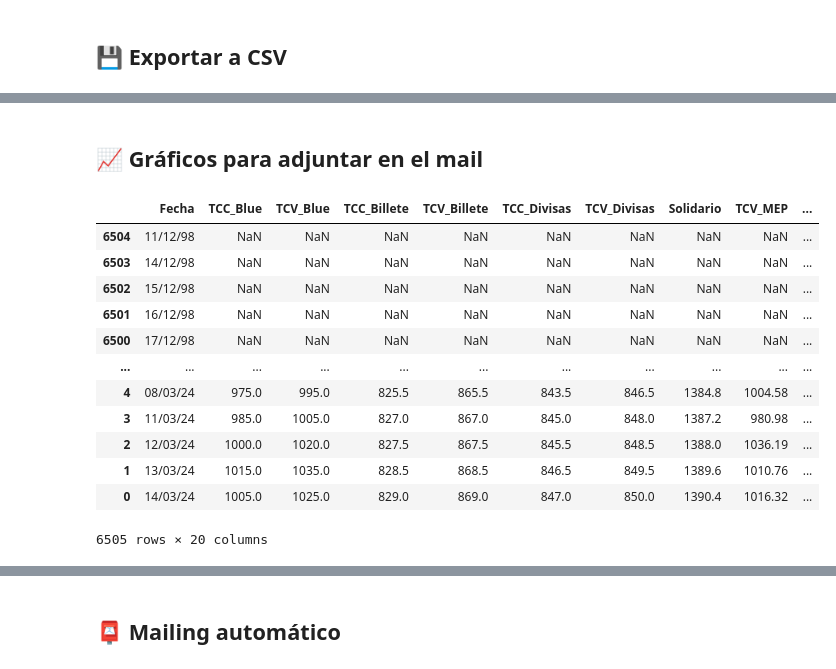
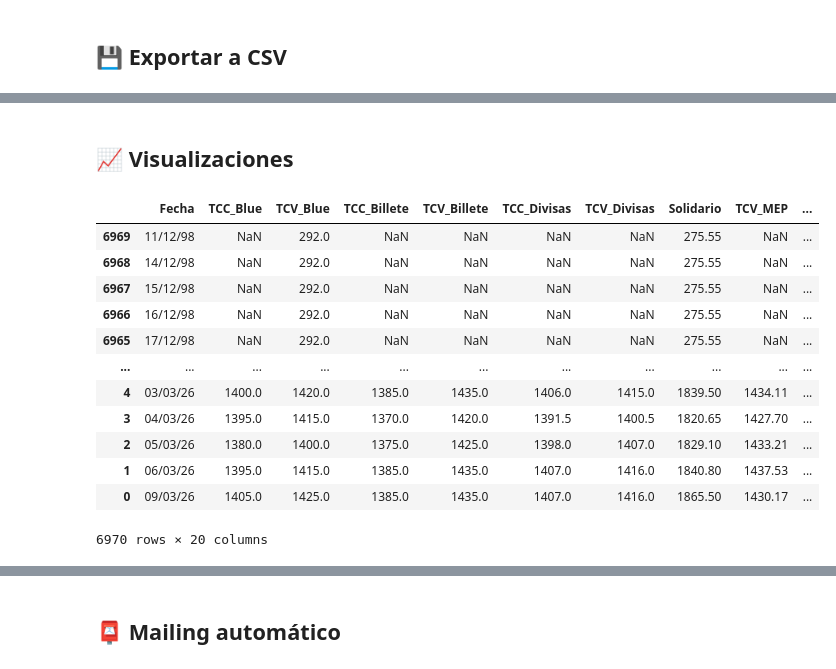
Before and after one commit to mauroemartinez/RPA-exchange-rate-scrapping-automatic-mailing, a Jupyter notebook: RPA_Tipos_de_Cambio_Mailing.ipynb, the cells around one changed output, grey strips where cells are left out. Saved outputs shown, nothing was run; the diff lists cells and outputs as text; code cells hidden in the pictures.

```diff
--- a/RPA_Tipos_de_Cambio_Mailing.ipynb
+++ b/RPA_Tipos_de_Cambio_Mailing.ipynb
@@ -112,0 +131,8 @@ df
+# %%
+# Cargamos el environment e importamos la base de datos
+load_dotenv()
+ruta_bbdd = os.getenv("RUTA_BBDD")
+
+df = pd.read_csv(ruta_bbdd, encoding='latin1', index_col=0)
+df = df.iloc[:, :]
+df
@@ -444,7 +477,11 @@ inflacion_df.style.format(
 # %%
 #nueva fila final con todos los datos tomados
-fila_nueva = [dolar_hoy, bna, ambito, euro, tasas]
-fila_nueva = pd.concat(fila_nueva, axis=1)
+bcra_tea_ultimo = inflacion_df["bcra_tea"].iloc[0]
+bcra_tea_df = pd.DataFrame(
+    {"bcra_tea": [bcra_tea_ultimo]}
+)
+
+fila_nueva = pd.concat([dolar_hoy, bna, ambito, euro, fed_tea, bcra_tea_df], axis=1)
 fila_nueva
 # %% [output]
 |  | Fecha | TCC_Blue | TCV_Blue | TCC_Billete | TCV_Billete | TCC_Divisas | TCV_Divisas | Solidario | TCV_MEP | ... |
@@ -455,5 +492,6 @@ fila_nueva
 # Concatenado de la fila nueva
 df = pd.concat([
     fila_nueva,
-    df.loc[:]
+    df
 ]).reset_index(drop=True)
+df
@@ -466,15 +518,21 @@ fwd_oficial = float(df["TCV_Billete"].iloc[0]) * division
 fwd_blue = float(df["TCV_Blue"].iloc[0]) * division
 # %%
 # Crear columnas de cálculo de brechas y variación del día
-df["Solidario / TCV Blue"] = df["Solidario"]/df["TCV_Blue"]-1
-df["TCV MEP / TCV Blue"] = df["TCV_MEP"]/df["TCV_Blue"]-1
-df["TCV Euro / TCC Blue %"] = df["TCV_Euro"]/df["TCV_Blue"]-1
-df["Variación Solidario"] = df["Solidario"].pct_change(periods=-1)
-df["Variación Solidario"].fillna(0, inplace=True)
-df["Variación TCV Blue"] = df["TCV_Blue"].pct_change(periods=-1)
-df["Variación TCV Blue"].fillna(0, inplace=True)
-df["Variación TCV Euro"] = df["TCV_Euro"].pct_change(periods=-1)
-df["Variación TCV Euro"].fillna(0, inplace=True)
+# Crear columnas de cálculo de brechas y variación del día
+df["Solidario / TCV Blue"] = df["Solidario"] / df["TCV_Blue"] - 1
+df["TCV MEP / TCV Blue"] = df["TCV_MEP"] / df["TCV_Blue"] - 1
+df["TCV Euro / TCC Blue %"] = df["TCV_Euro"] / df["TCV_Blue"] - 1
+
+# Forward fill to handle missing data before calling pct_change
+df["Solidario"] = df["Solidario"].ffill()
+df["TCV_Blue"] = df["TCV_Blue"].ffill()
+df["TCV_Euro"] = df["TCV_Euro"].ffill()
+
+# Calcular la variación del día
+df["Variación Solidario"] = df["Solidario"].pct_change(periods=-1).fillna(0)
+df["Variación TCV Blue"] = df["TCV_Blue"].pct_change(periods=-1).fillna(0)
+df["Variación TCV Euro"] = df["TCV_Euro"].pct_change(periods=-1).fillna(0)
+
 df
 # %% [output]
 |  | Fecha | TCC_Blue | TCV_Blue | TCC_Billete | TCV_Billete | TCC_Divisas | TCV_Divisas | Solidario | TCV_MEP | ... |
@@ -497,28 +570,30 @@ df.to_csv(ruta_bbdd)
-# %% [markdown]
-## 📈 Gráficos para adjuntar en el mail
+# %% [markdown]
+## 📈 Visualizaciones
 # %%
 # Tomamos las primeras filas que querramos mostrar y las primeras 14 columnas, es decir, sin variaciones
 cotizaciones_a_mostrar = 25
 # Copia del dataframe, para no reemplazarlo
 data = df.copy()
 # Damos vuelta el dataframe sólo para los gráficos
 # Si no lo damos vuelta, los gráficos van a empzar de hoy hacia atrás
 data = data.iloc[::-1]
+data['Fecha'] = pd.to_datetime(data['Fecha'], dayfirst=False, errors='coerce')
+data['Fecha'] = data['Fecha'].dt.strftime('%d/%m/%y')
 data
 # %% [output]
 |  | Fecha | TCC_Blue | TCV_Blue | TCC_Billete | TCV_Billete | TCC_Divisas | TCV_Divisas | Solidario | TCV_MEP | ... |
-| 6504 | 11/12/98 | NaN | NaN | NaN | NaN | NaN | NaN | NaN | NaN | ... |
-| 6503 | 14/12/98 | NaN | NaN | NaN | NaN | NaN | NaN | NaN | NaN | ... |
-| 6502 | 15/12/98 | NaN | NaN | NaN | NaN | NaN | NaN | NaN | NaN | ... |
-| 6501 | 16/12/98 | NaN | NaN | NaN | NaN | NaN | NaN | NaN | NaN | ... |
-| 6500 | 17/12/98 | NaN | NaN | NaN | NaN | NaN | NaN | NaN | NaN | ... |
+| 6969 | 11/12/98 | NaN | 292.0 | NaN | NaN | NaN | NaN | 275.55 | NaN | ... |
+| 6968 | 14/12/98 | NaN | 292.0 | NaN | NaN | NaN | NaN | 275.55 | NaN | ... |
+| 6967 | 15/12/98 | NaN | 292.0 | NaN | NaN | NaN | NaN | 275.55 | NaN | ... |
+| 6966 | 16/12/98 | NaN | 292.0 | NaN | NaN | NaN | NaN | 275.55 | NaN | ... |
+| 6965 | 17/12/98 | NaN | 292.0 | NaN | NaN | NaN | NaN | 275.55 | NaN | ... |
 | ... | ... | ... | ... | ... | ... | ... | ... | ... | ... | ... |
-| 4 | 08/03/24 | 975.0 | 995.0 | 825.5 | 865.5 | 843.5 | 846.5 | 1384.8 | 1004.58 | ... |
-| 3 | 11/03/24 | 985.0 | 1005.0 | 827.0 | 867.0 | 845.0 | 848.0 | 1387.2 | 980.98 | ... |
-| 2 | 12/03/24 | 1000.0 | 1020.0 | 827.5 | 867.5 | 845.5 | 848.5 | 1388.0 | 1036.19 | ... |
-| 1 | 13/03/24 | 1015.0 | 1035.0 | 828.5 | 868.5 | 846.5 | 849.5 | 1389.6 | 1010.76 | ... |
-| 0 | 14/03/24 | 1005.0 | 1025.0 | 829.0 | 869.0 | 847.0 | 850.0 | 1390.4 | 1016.32 | ... |
+| 4 | 03/03/26 | 1400.0 | 1420.0 | 1385.0 | 1435.0 | 1406.0 | 1415.0 | 1839.50 | 1434.11 | ... |
+| 3 | 04/03/26 | 1395.0 | 1415.0 | 1370.0 | 1420.0 | 1391.5 | 1400.5 | 1820.65 | 1427.70 | ... |
+| 2 | 05/03/26 | 1380.0 | 1400.0 | 1375.0 | 1425.0 | 1398.0 | 1407.0 | 1829.10 | 1433.21 | ... |
+| 1 | 06/03/26 | 1395.0 | 1415.0 | 1385.0 | 1435.0 | 1407.0 | 1416.0 | 1840.80 | 1437.53 | ... |
+| 0 | 09/03/26 | 1405.0 | 1425.0 | 1385.0 | 1435.0 | 1407.0 | 1416.0 | 1865.50 | 1430.17 | ... |
-6505 rows × 20 columns
+6970 rows × 20 columns
 # %%
 # Creo un subplot de 3 gráficos verticales
 fig, ax = plt.subplots(
```
Also changed, not shown: parts of 36 cells of this notebook.
